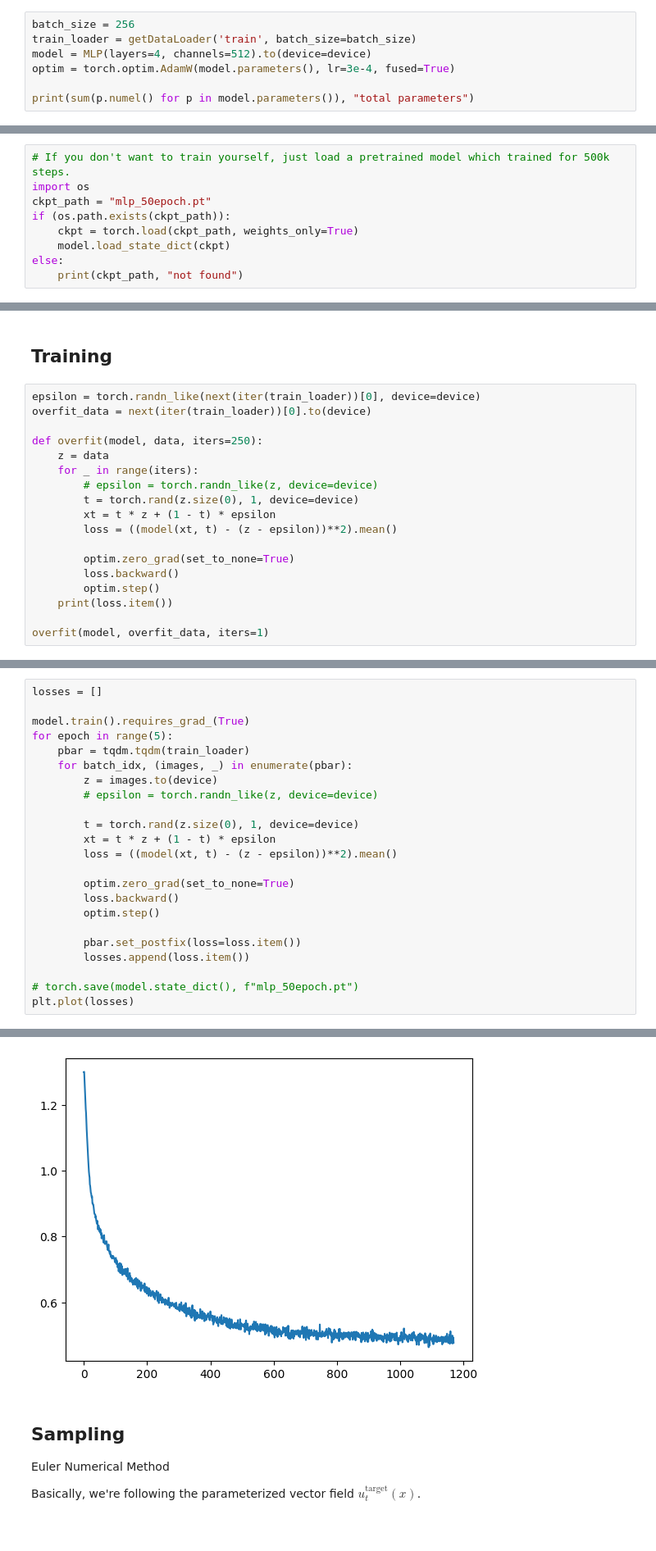
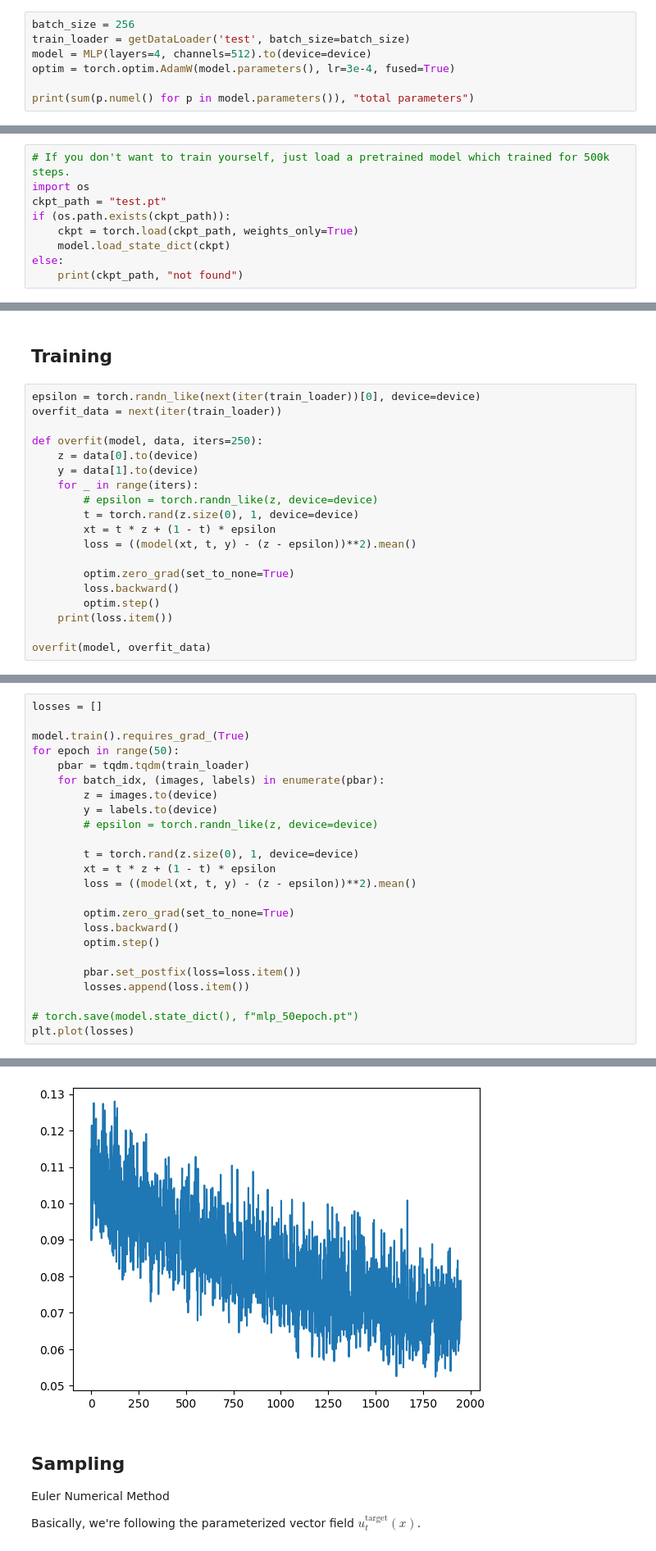
Before and after one commit to someonecantcode/VarationalAutoencoder, a Jupyter notebook: diffusion/flow-matching.ipynb, the cells around one changed output, grey strips where cells are left out. Shown at 82% size. Cells and saved outputs as stored; diff of their text form.

```diff
--- a/diffusion/flow-matching.ipynb
+++ b/diffusion/flow-matching.ipynb
@@ -103,7 +127,7 @@ class MLP(nn.Module):
         return x
 # %%
 batch_size = 256
-train_loader = getDataLoader('train', batch_size=batch_size)
+train_loader = getDataLoader('test', batch_size=batch_size)
 model = MLP(layers=4, channels=512).to(device=device)
 optim = torch.optim.AdamW(model.parameters(), lr=3e-4, fused=True)
 
@@ -117,7 +141,7 @@ torch.Size([60000, 784])
 # %%
 # If you don't want to train yourself, just load a pretrained model which trained for 500k steps.
 import os
-ckpt_path = "mlp_50epoch.pt"
+ckpt_path = "test.pt"
 if (os.path.exists(ckpt_path)):
     ckpt = torch.load(ckpt_path, weights_only=True)
     model.load_state_dict(ckpt)
@@ -127,20 +153,21 @@ else:
 ## Training
 # %%
 epsilon = torch.randn_like(next(iter(train_loader))[0], device=device)
-overfit_data = next(iter(train_loader))[0].to(device)
+overfit_data = next(iter(train_loader))
 
 def overfit(model, data, iters=250):
-    z = data
+    z = data[0].to(device)
+    y = data[1].to(device)
     for _ in range(iters):
         # epsilon = torch.randn_like(z, device=device)
         t = torch.rand(z.size(0), 1, device=device)
         xt = t * z + (1 - t) * epsilon
-        loss = ((model(xt, t) - (z - epsilon))**2).mean()
+        loss = ((model(xt, t, y) - (z - epsilon))**2).mean()
 
         optim.zero_grad(set_to_none=True)
         loss.backward()
         optim.step()
     print(loss.item())
 
-overfit(model, overfit_data, iters=1)
+overfit(model, overfit_data)
 # %% [output]
@@ -149,29 +189,30 @@ torch.Size([256, 784])
 # %%
 losses = []
 
 model.train().requires_grad_(True)
-for epoch in range(5):
+for epoch in range(50):
     pbar = tqdm.tqdm(train_loader)
-    for batch_idx, (images, _) in enumerate(pbar):
+    for batch_idx, (images, labels) in enumerate(pbar):
         z = images.to(device)
+        y = labels.to(device)
         # epsilon = torch.randn_like(z, device=device)
 
         t = torch.rand(z.size(0), 1, device=device)
         xt = t * z + (1 - t) * epsilon
-        loss = ((model(xt, t) - (z - epsilon))**2).mean()
+        loss = ((model(xt, t, y) - (z - epsilon))**2).mean()
 
         optim.zero_grad(set_to_none=True)
         loss.backward()
         optim.step()
 
         pbar.set_postfix(loss=loss.item())
         losses.append(loss.item())
 
 # torch.save(model.state_dict(), f"mlp_50epoch.pt")
 plt.plot(losses)
 # %% [output]
 [<matplotlib.lines.Line2D at 0x...>]
-[figure, old version]
+[figure, new version]
 # %% [markdown]
 ## Sampling
 
```
Also changed, not shown: parts of 7 cells of this notebook.
